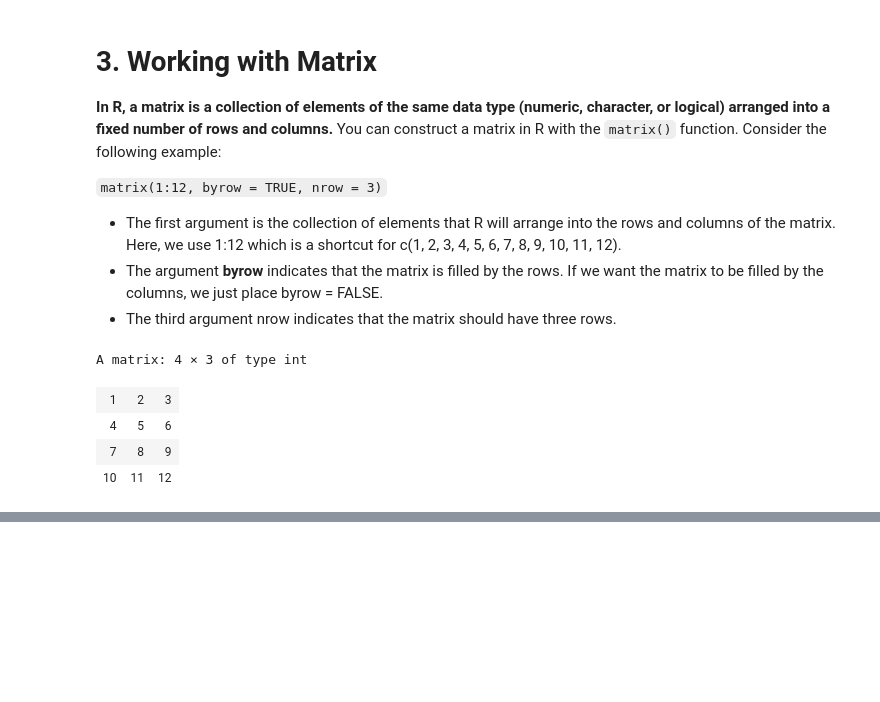
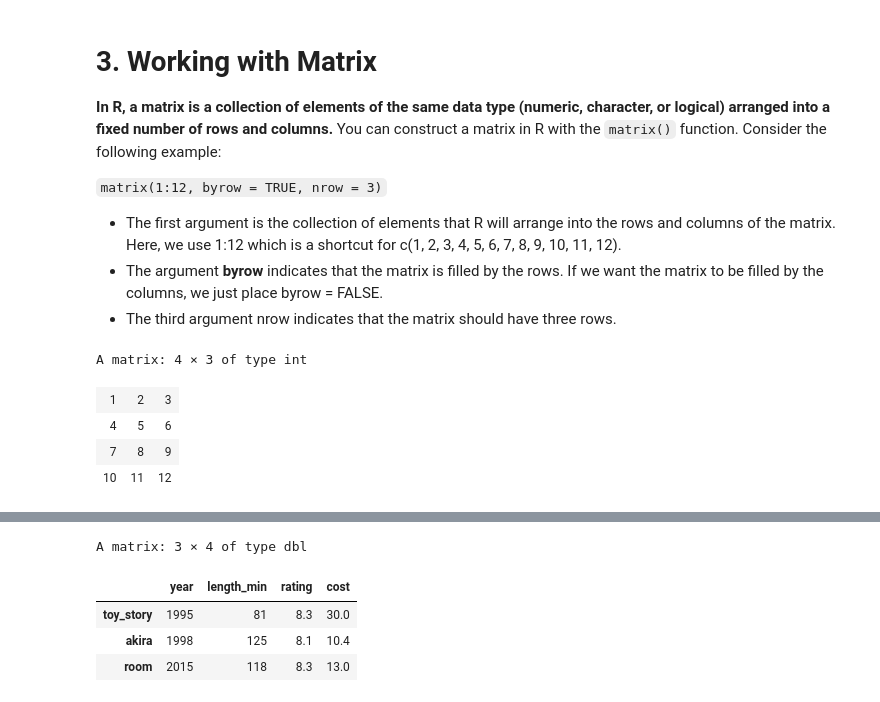
Before and after one commit to recervictory/LearingR, a Jupyter notebook: 01_Introducation_to_R.ipynb, the cells around one changed output, grey strips where cells are left out. Drawn from its saved outputs; the diff is of its cells as text; code cells hidden in the pictures; blank space fills up the shorter version.

```diff
--- a/01_Introducation_to_R.ipynb
+++ b/01_Introducation_to_R.ipynb
@@ -235,0 +274,8 @@ A matrix: 4 × 3 of type int
+# %%
+movies_matrix
+# %% [output]
+A matrix: 3 × 4 of type dbl
+|  | year | length_min | rating | cost |
+| toy_story | 1995 | 81 | 8.3 | 30.0 |
+| akira | 1998 | 125 | 8.1 | 10.4 |
+| room | 2015 | 118 | 8.3 | 13.0 |
```
Also changed, not shown: parts of 18 cells of this notebook.
